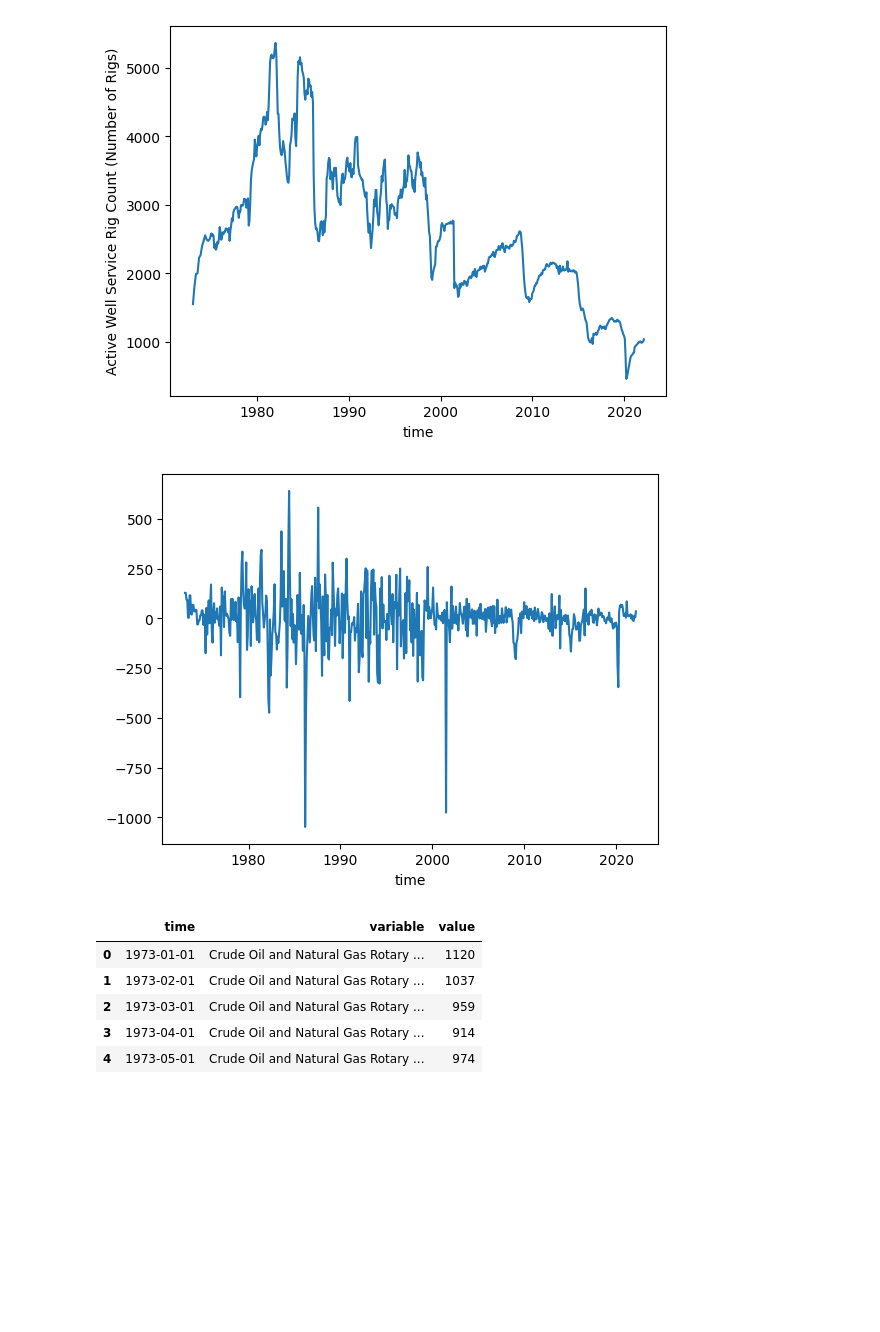
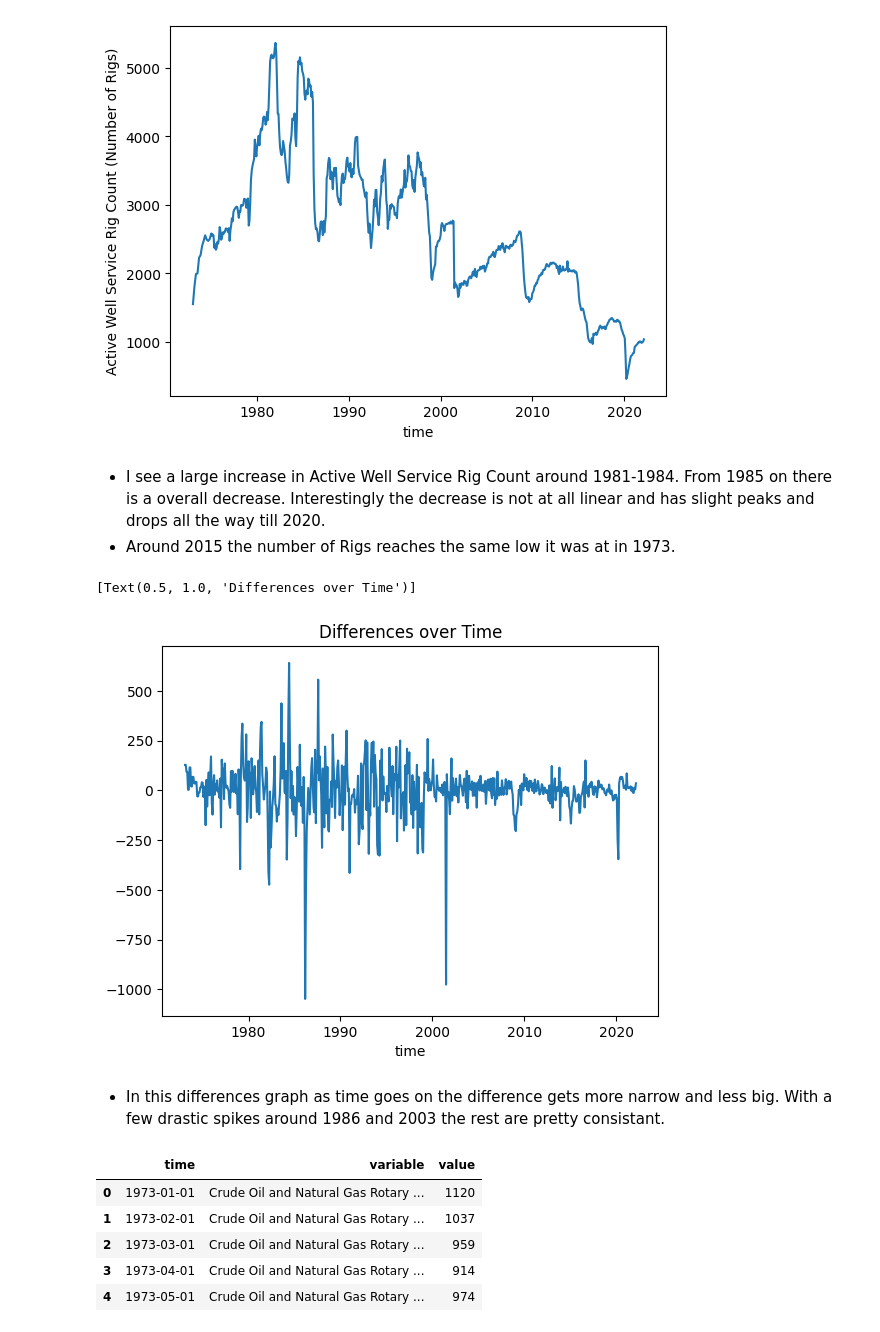
Before and after one commit to nladocsi/eda_assignment, a Jupyter notebook: eda_assignment.ipynb, the cells around one changed output. Saved outputs shown, nothing was run; the diff lists cells and outputs as text; code cells hidden in the pictures; blank space fills up the shorter version.

```diff
--- a/eda_assignment.ipynb
+++ b/eda_assignment.ipynb
@@ -285,15 +299,22 @@ drill[var] = pd.to_numeric(drill[var], errors='coerce')
 AWS = sns.lineplot(data = drill, x ='time', y = var)
 # %% [output]
 [figure]
+# %% [markdown]
+*  I see a large increase in Active Well Service Rig Count around 1981-1984. From 1985 on there is a overall decrease. Interestingly the decrease is not at all linear and has slight peaks and drops all the way till 2020.
+*  Around 2015 the number of Rigs reaches the same low it was at in 1973.
 # %%
 #3.4
 new = drill.sort_values('time')
 y = new[var].to_numpy()
 t = len(y)
 diff = y[1:]-y[:(t-1)]
 fig = sns.lineplot(x=drill['time'][1:],y=diff)
+fig.set(title='Differences over Time')
 # %% [output]
+[Text(0.5, 1.0, 'Differences over Time')]
-[figure, old version]
+[figure, new version]
+# %% [markdown]
+*   In this differences graph as time goes on the difference gets more narrow and less big. With a few drastic spikes around 1986 and 2003 the rest are pretty consistant.
 # %%
 #3.5
 var1 = "Crude Oil and Natural Gas Rotary Rigs in Operation, Onshore (Number of Rigs)"
```
Also changed, not shown: parts of 13 cells of this notebook.
